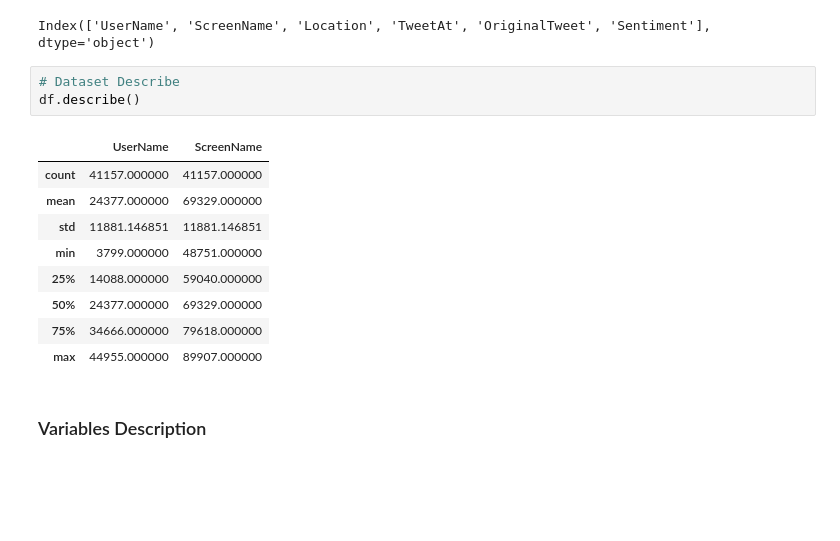
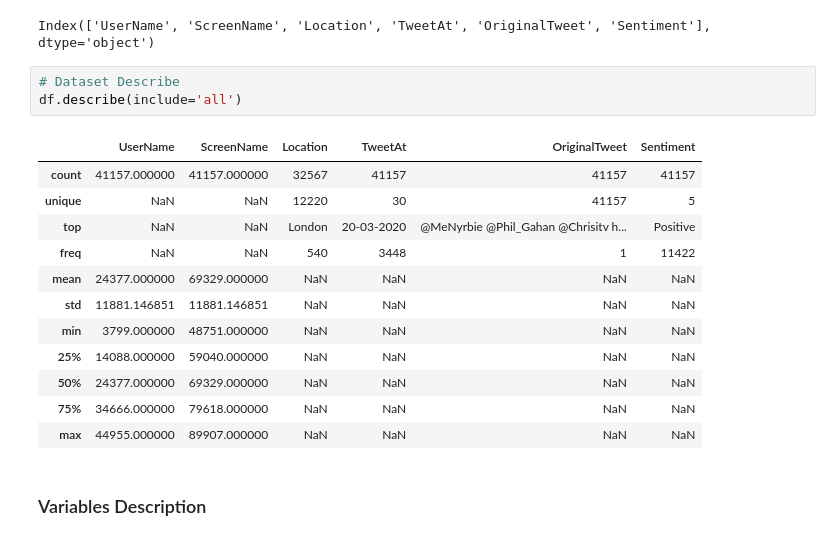
Before and after one commit to Vibhuguptampi/Coronavirus-Tweet-Sentiment-Analysis, a Jupyter notebook: Coronavirus_Tweet_Sentiment_Analysis.ipynb, the cells around one changed output. Drawn from its saved outputs; the diff is of its cells as text; blank space fills up the shorter version.

```diff
--- a/Coronavirus_Tweet_Sentiment_Analysis.ipynb
+++ b/Coronavirus_Tweet_Sentiment_Analysis.ipynb
@@ -278,17 +272,20 @@ df.columns
 Index(['UserName', 'ScreenName', 'Location', 'TweetAt', 'OriginalTweet', 'Sentiment'], dtype='object')
 # %%
 # Dataset Describe
-df.describe()
+df.describe(include='all')
 # %% [output]
-|  | UserName | ScreenName |
-| count | 41157.000000 | 41157.000000 |
-| mean | 24377.000000 | 69329.000000 |
-| std | 11881.146851 | 11881.146851 |
-| min | 3799.000000 | 48751.000000 |
-| 25% | 14088.000000 | 59040.000000 |
-| 50% | 24377.000000 | 69329.000000 |
-| 75% | 34666.000000 | 79618.000000 |
-| max | 44955.000000 | 89907.000000 |
+|  | UserName | ScreenName | Location | TweetAt | OriginalTweet | Sentiment |
+| count | 41157.000000 | 41157.000000 | 32567 | 41157 | 41157 | 41157 |
+| unique | NaN | NaN | 12220 | 30 | 41157 | 5 |
+| top | NaN | NaN | London | 20-03-2020 | @MeNyrbie @Phil_Gahan @Chrisitv h... | Positive |
+| freq | NaN | NaN | 540 | 3448 | 1 | 11422 |
+| mean | 24377.000000 | 69329.000000 | NaN | NaN | NaN | NaN |
+| std | 11881.146851 | 11881.146851 | NaN | NaN | NaN | NaN |
+| min | 3799.000000 | 48751.000000 | NaN | NaN | NaN | NaN |
+| 25% | 14088.000000 | 59040.000000 | NaN | NaN | NaN | NaN |
+| 50% | 24377.000000 | 69329.000000 | NaN | NaN | NaN | NaN |
+| 75% | 34666.000000 | 79618.000000 | NaN | NaN | NaN | NaN |
+| max | 44955.000000 | 89907.000000 | NaN | NaN | NaN | NaN |
 # %% [markdown]
 ### Variables Description
 # %% [markdown]
```
Also changed, not shown: parts of 8 cells of this notebook.
